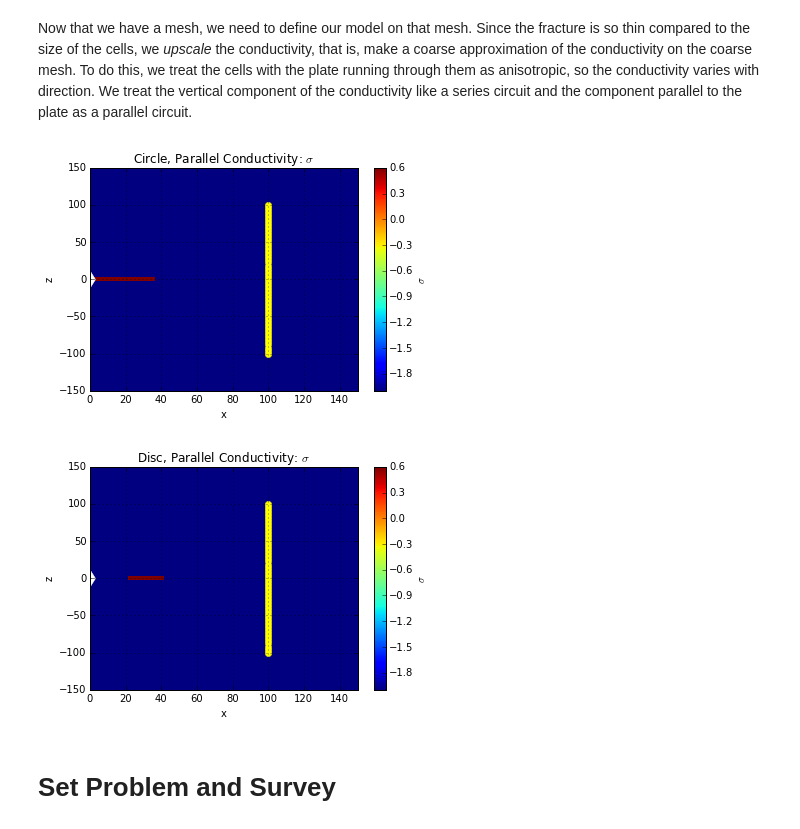
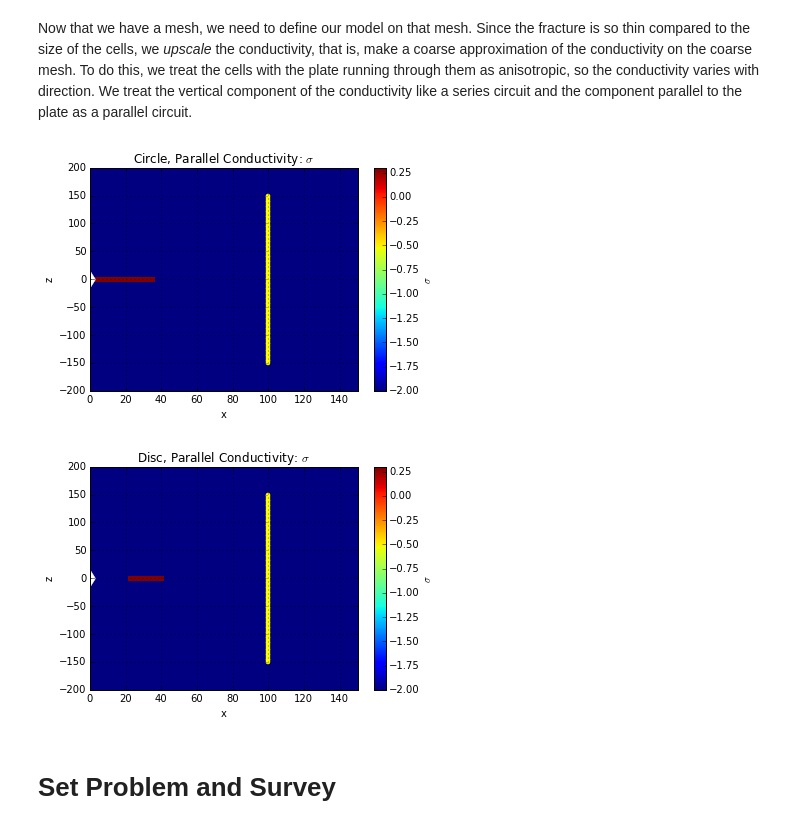
Before and after one commit to lheagy/Tutorials, a Jupyter notebook: PlateInCylCoords/PlateInCylindricalCoord.ipynb, the cells around one changed output. Saved outputs shown, nothing was run; the diff lists cells and outputs as text; code cells hidden in the pictures.

```diff
--- a/PlateInCylCoords/PlateInCylindricalCoord.ipynb
+++ b/PlateInCylCoords/PlateInCylindricalCoord.ipynb
@@ -53,14 +53,14 @@ Here we specify the survey parameters. We are using a single vertical magnetic d
 Here, we also calculate the skin-depth (delta), which is used to estimate how quickly the fields decay. This is important to note this value because we need to make sure that the mesh is large enough that the fields will have decayed by the time they get to the boundary (typically we want the mesh to extend >2 times this value).
 # %%
 # Survey Parameters
-freq = 1000.  # frequency
-
+freq = np.logspace(1, 5, 20)  # frequency
+print freq
 # z - along the well
 
 # receivers
-nrx = 50.   # number of receivers
+nrx = 101.   # number of receivers
 rxx = 100.  # x location of receivers
-rxz = np.linspace(-100,100,nrx) # z location of receivers along the well
+rxz = np.linspace(-150,150,nrx) # z location of receivers along the well
 
 # transmitter
 txz = 0. # transmitter z location
@@ -74,5 +74,5 @@ perc_cutoff = 3 # smallest percent difference we are confident in
 
 # calculate the skin depth
 delta = 500./np.sqrt(freq*sigback)
-print(delta)
+print delta # skin depth
 # %% [output]
@@ -83,8 +91,8 @@ print(delta)
 Now to solve the problem, we need to discretize it. To do this we define a mesh on which our model and fields will live and on which we will solve the problem.
 # %%
 # set up a mesh (all units are meters)
-csx, ncx, npadx = 5 , 41, 16 # cell size, number of core cells, number of padding cells in the x- direction
-csz, ncz, npadz = 2.5 , 61, 20 # cell size, number of core cells, number of padding cells in the z- direction
+csx, ncx, npadx = 5 , 41, 20 # cell size, number of core cells, number of padding cells in the x- direction
+csz, ncz, npadz = 5 , 44, 20 # cell size, number of core cells, number of padding cells in the z- direction
 hx = Utils.meshTensor([(csx,npadx,-0.7), (csx,ncx), (csx,npadx,1.3)]) # vector of cell widths in the x-direction
 hz = Utils.meshTensor([(csz,npadz,-1.3), (csz,ncz), (csz,npadz,1.3)]) # vector of cell widths in the z-direction
 mesh = Mesh.CylMesh([hx,1,hz], [0.,0,-hz.sum()/2.]) # define the cylindrical mesh using SimPEG
@@ -120,28 +128,28 @@ sigfracDisc[fracDisc] = scaleByCT(sigfrac,t,Hxyz[fracDisc,2])
 # %%
 # plot them
 fs = 32 # fontsize
 xlim = [0.,150.]     #xlimits
-zlim = [-150., 150.] #ylimits
+zlim = [-200., 200.] #ylimits
 
 def plotIt(img,label=None,title=None):
     plt.colorbar(img,label=label)
     plt.xlim(xlim)
     plt.ylim(zlim)
     plt.plot(0.,txz,'d',markersize=12,markeredgecolor='white',markerfacecolor='white')
-    plt.plot(rxx*np.ones(rxz.shape),rxz,'o',markersize=6,markeredgecolor='yellow',markerfacecolor='yellow')
+    plt.plot(rxx*np.ones(rxz.shape),rxz,'o',markersize=4,markeredgecolor='yellow',markerfacecolor='yellow')
     plt.title(title)
     plt.fontsize = fs
     plt.grid(which='both')
     return
 
 # Circle
 plotIt(mesh.plotImage(np.log10(sigfracCircle))[0],'$\sigma$','Circle, Parallel Conductivity: $\sigma$')
 
 # Disc
 plotIt(mesh.plotImage(np.log10(sigfracDisc))[0],'$\sigma$','Disc, Parallel Conductivity: $\sigma$')
 # %% [output]
-[figure, old version]
+[figure, new version]
-[figure, old version]
+[figure, new version]
 # %% [markdown]
 # Set Problem and Survey
 # %% [markdown]
```
Also changed, not shown: parts of 14 cells of this notebook.
